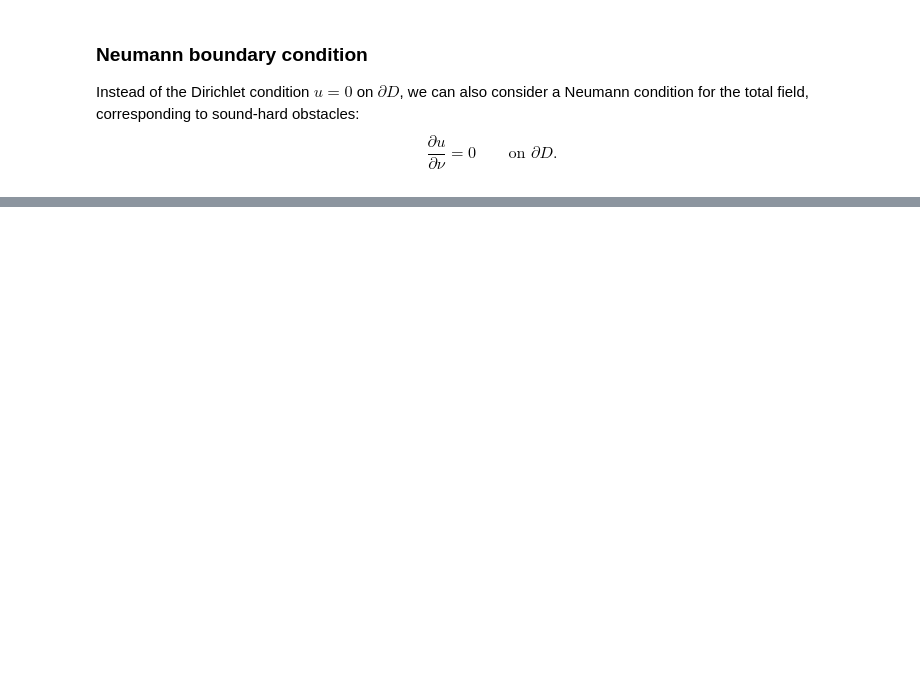
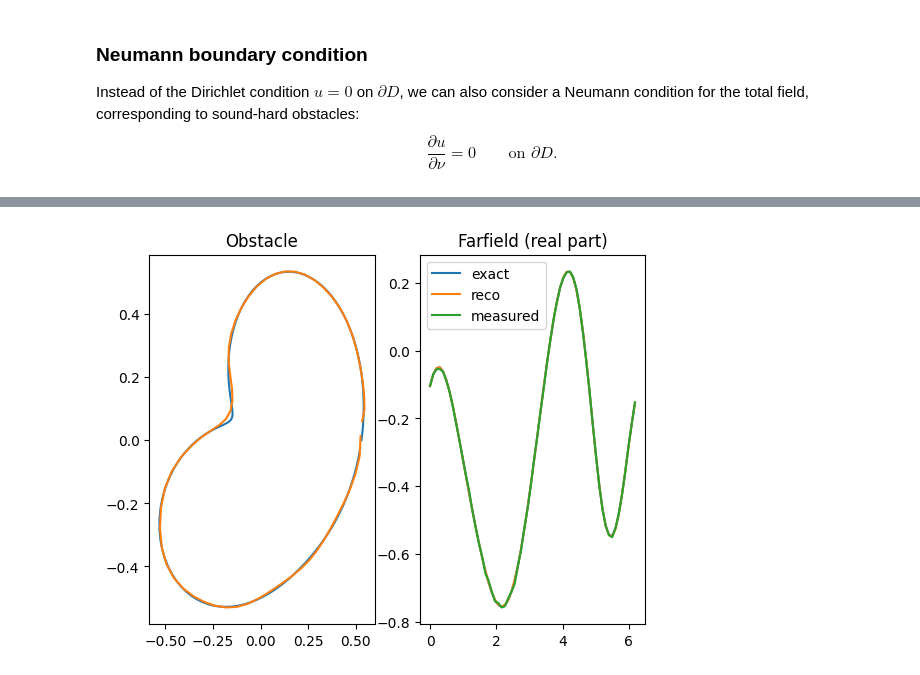
Before and after one commit to regpy/regpy-examples, a Jupyter notebook: obstacle/obstacle_example.ipynb, the cells around one changed output, grey strips where cells are left out. Cells and saved outputs as stored; diff of their text form; code cells hidden in the pictures; blank space fills up the shorter version.

Commit message:
accelerated also transmission problem

```diff
--- a/obstacle/obstacle_example.ipynb
+++ b/obstacle/obstacle_example.ipynb
@@ -58,3 +73,12 @@ op = NeumannOp(
+# %%
+from transmission_op import TransmissionOp
+op = TransmissionOp(
+    kappa_in = 2,
+    kappa_ex = 4,
+    N_inc=4,
+    N_meas=64,
+    N_ieq=64
+)
 # %%
 from regpy.solvers import Setting
 from regpy.hilbert import L2, Sobolev
@@ -102,7 +131,7 @@ solver = IrgnmCG(
 )
 """
 stoprule = (
-    rules.CountIterations(100) +
+    rules.CountIterations(10) +
     rules.Discrepancy(
         setting.h_codomain.norm, data,
         noiselevel=noise_level,
@@ -124,3 +153,4 @@ axs[1].plot(op.codomain.coords[0][:,0], reco_data.real[:,0], label='reco')
 axs[1].plot(op.codomain.coords[0][:,0], data.real[:,0], label='measured')
 axs[1].legend()
 plt.show()
+# %% [output]
@@ -126,0 +174 @@ plt.show()
+[figure, added]
```
Also changed, not shown: parts of 5 cells of this notebook, 1 other file.
